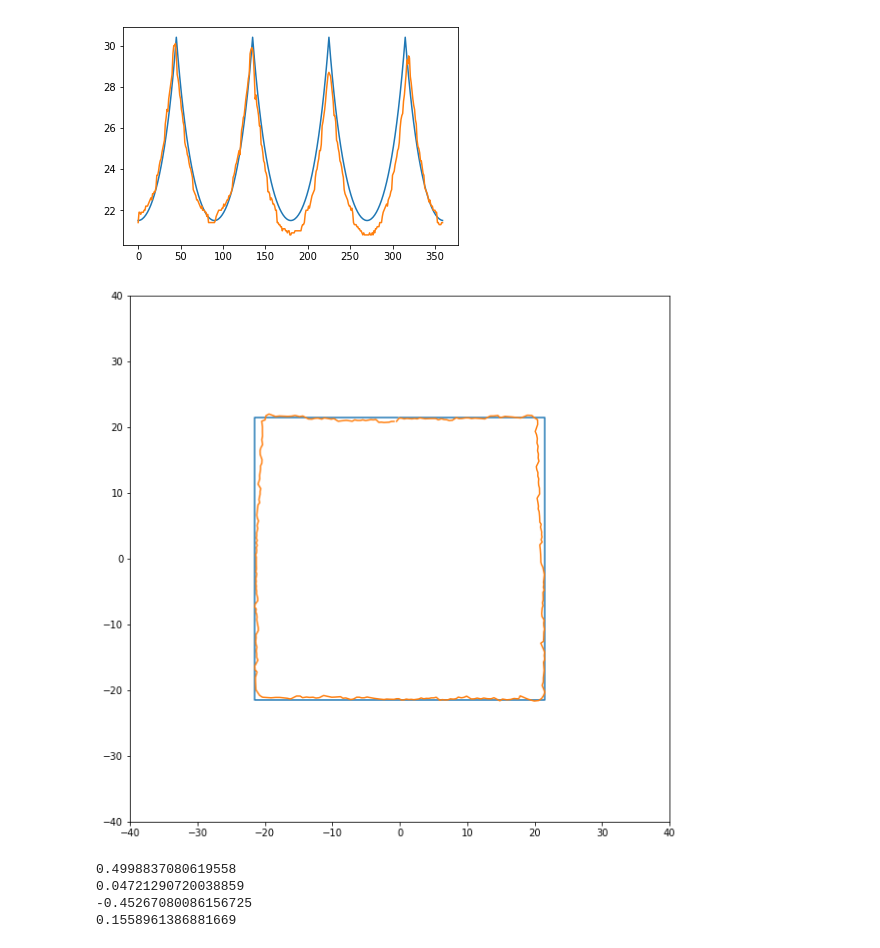
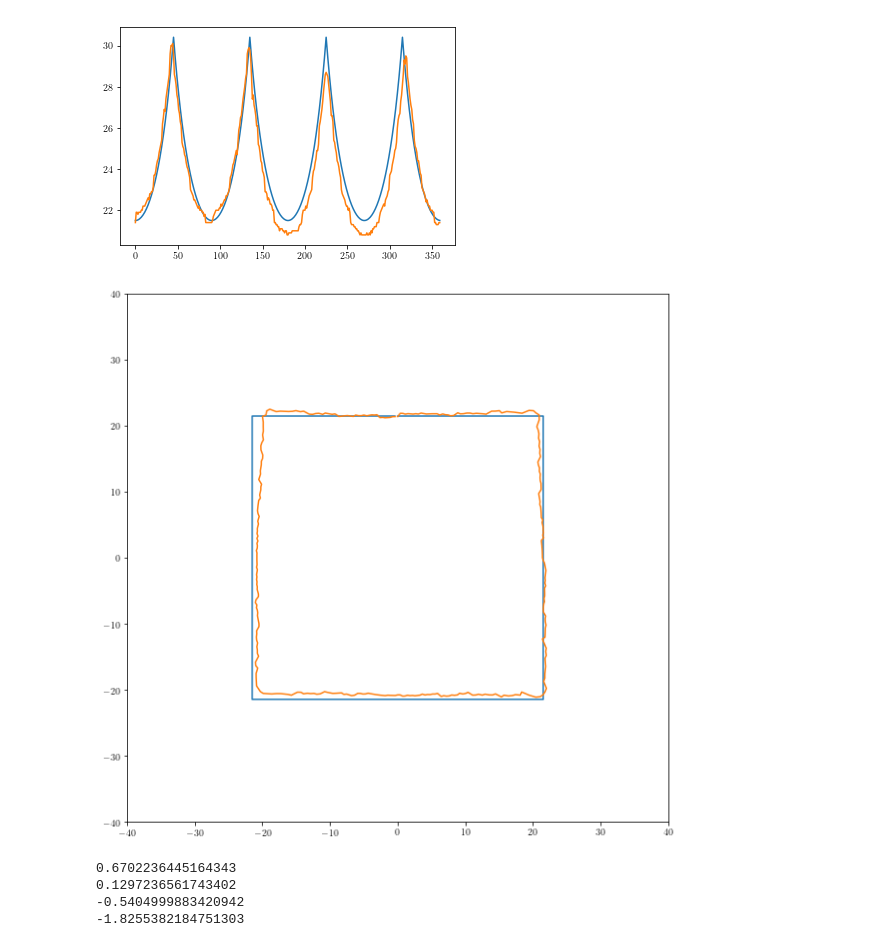
Before and after one commit to fznsakib/arduino-mapping, a Jupyter notebook: graphs/plots.ipynb, the cells around one changed output. Cells and saved outputs as stored; diff of their text form; code cells hidden in the pictures.

```diff
--- a/graphs/plots.ipynb
+++ b/graphs/plots.ipynb
@@ -3,5 +3,5 @@ import matplotlib.pyplot as plt
 import numpy as np
 # %%
 # use LaTeX fonts in the plot
-# plt.rc('text', usetex=True)
-# plt.rc('font', family='serif')
+plt.rc('text', usetex=True)
+plt.rc('font', family='serif')
@@ -43,34 +82,48 @@ def coords_to_distances(coords):
 # %%
 # real_distances = np.array([274,288,297,274,270,243,259,256,256,259,259,259,262,263,263,267,267,268,272,253,274,278,278,288,287,294,298,303,308,308,314,319,324,326,340,337,342,348,356,354,360,368,368,375,395,395,403,395,358,384,375,368,371,362,356,348,348,342,337,337,331,324,319,314,311,309,303,298,298,283,294,288,278,278,260,274,276,270,258,251,267,268,263,263,263,263,267,272,294,294,314,313,319,306,288,278,270,253,245,263,265,262,267,267,272,270,270,276,276,277,278,290,288,294,298,298,303,308,308,314,319,328,324,331,337,342,342,348,356,337,362,366,375,388,398,398,395,395,388,375,377,368,368,368,368,371,362,362,354,348,337,330,319,319,308,308,303,281,298,294,288,278,277,274,276,274,273,270,273,269,268,267,263,263,263,268,270,274,278,277,284,278,284,262,277,270,262,263,263,263,263,263,267,268,267,250,270,272,274,276,278,278,288,288,292,297,295,303,311,313,321,324,335,356,375,395,420,428,420,413,395,388,375,375,375,388,398,395,398,388,375,375,368,362,362,354,348,342,339,337,330,326,297,314,292,291,303,297,298,295,294,288,278,278,274,274,270,272,272,265,267,264,263,263,263,265,263,250,267,288,308,337,324,297,278,269,270,263,259,259,263,263,263,267,263,267,268,270,272,274,274,278,278,288,297,294,295,298,306,308,314,313,326,324,324,331,337,352,356,356,356,360,368,375,375,388,395,395,398,388,382,384,368,335,354,348,350,344,333,331,306,324,319,314,308,313,301,300,292,290,288,278,277,270,270,267,267,263,263,263,259,259,256,256,256,250,252,252,238,252])
 
 # real_distances = np.array([99,100,101,100,101,102,101,102,102,107,107,109,109,110,111,110,113,114,115,115,118,119,120,126,128,130,132,136,131,139,140,149,151,149,158,162,165,169,174,183,188,192,195,201,202,200,194,187,183,172,169,164,160,157,152,142,139,137,136,132,128,127,121,118,116,112,113,110,110,108,102,102,100,96,99,97,97,96,95,95,94,94,93,89,88,90,88,88,89,87,88,88,88,87,88,88,88,89,93,94,95,94,96,98,97,99,99,100,99,102,107,109,110,112,113,116,114,119,125,128,126,134,139,140,140,151,154,159,162,167,166,181,184,185,183,181,171,163,160,156,152,142,139,136,133,131,128,120,118,115,113,107,109,107,107,100,99,99,96,94,92,93,90,87,88,86,85,86,82,84,83,83,82,82,82,82,82,78,78,82,78,78,82,79,82,82,82,82,83,83,84,84,85,86,86,87,87,85,93,93,94,97,97,98,101,101,102,109,111,114,115,117,120,126,128,126,129,138,140,147,154,159,165,169,174,181,183,183,175,170,167,162,157,154,151,142,140,137,134,131,129,126,120,118,116,112,112,112,110,109,107,102,101,100,99,98,97,96,96,94,94,94,93,93,93,93,89,88,88,88,89,88,86,89,89,89,92,93,93,94,95,95,96,97,98,99,99,101,102,107,108,110,111,114,116,116,119,126,128,130,132,135,137,138,142,152,154,157,162,165,172,174,185,192,197,199,198,197,193,187,183,172,169,166,162,157,156,151,149,141,139,137,135,133,131,129,126,120,119,119,116,115,113,112,111,110,110,108,108,108,107,102,102,102,101,101,100,101,101,101])
 
 # real_distances = np.array([108,108,108,109,108,109,112,113,113,115,114,114,115,114,116,114,119,120,121,121,126,127,128,129,132,133,134,136,137,143,145,148,150,152,154,157,165,167,170,175,177,180,190,194,197,197,197,186,190,182,178,176,171,165,164,163,155,152,150,147,146,143,142,136,134,133,131,129,128,124,126,121,120,120,118,118,117,116,114,115,114,113,114,111,108,109,109,109,108,109,109,109,106,108,109,109,109,113,113,114,113,115,116,116,117,118,117,120,120,121,127,127,129,132,132,129,135,137,143,145,147,148,151,153,156,163,166,169,173,176,179,189,194,189,198,197,196,192,182,181,170,173,169,165,163,156,155,153,150,148,147,143,133,139,134,133,134,130,129,129,125,126,120,119,119,119,118,117,116,116,115,114,115,114,113,114,113,113,113,113,112,113,113,113,113,114,114,114,115,116,116,116,117,114,119,116,121,120,121,126,128,129,130,132,133,134,136,142,143,145,148,148,152,154,156,162,166,170,171,176,180,182,192,192,197,199,197,192,189,179,176,170,170,166,164,155,154,152,148,147,146,143,137,135,133,132,130,129,128,128,126,121,120,119,119,118,118,117,116,116,114,114,114,113,109,109,113,109,109,109,109,109,113,109,113,110,112,113,113,114,114,115,116,113,118,118,119,120,121,126,128,128,129,131,133,134,136,142,144,145,148,148,152,155,157,165,165,170,173,177,181,189,193,197,197,197,194,188,181,177,173,170,168,164,156,155,152,151,148,146,144,142,136,135,132,131,130,124,128,126,121,121,120,120,117,117,117,116,116,115,116,114,115,113,112,113,113,111,113,113])
 
 # real_distances = np.array([134,134,135,135,135,136,136,136,136,136,137,137,142,143,139,145,145,146,147,148,150,151,152,153,154,156,157,164,165,166,169,171,175,176,178,181,189,190,196,197,203,205,208,212,216,223,228,228,226,223,214,210,206,203,199,196,192,190,182,179,177,175,166,170,169,166,163,163,156,153,153,152,150,150,148,147,145,145,144,143,142,142,137,136,133,136,136,137,152,153,164,156,151,150,148,148,144,136,136,136,136,136,137,137,137,143,143,145,140,146,146,148,150,152,155,155,156,163,164,166,169,170,173,178,178,181,191,185,196,197,203,205,208,212,216,225,227,230,228,224,217,212,206,205,201,198,194,192,182,180,178,176,175,171,169,166,160,163,157,156,154,152,152,150,148,148,147,146,145,145,144,143,142,142,142,137,137,137,136,136,136,133,136,136,136,137,136,136,139,137,142,142,143,145,144,146,146,147,148,149,151,152,152,152,155,156,157,163,165,168,169,171,173,176,180,181,189,192,194,197,201,203,208,210,214,226,230,230,231,228,223,216,210,206,203,201,197,194,182,182,179,178,174,174,164,168,166,166,163,157,155,155,152,151,150,148,148,147,146,145,143,144,137,137,136,136,136,135,135,134,129,134,134,134,134,134,134,135,137,136,133,136,136,137,137,142,143,144,144,146,147,147,148,149,150,147,153,155,156,157,164,165,170,169,173,175,180,180,182,190,194,196,202,205,206,210,206,223,223,216,213,210,207,203,199,195,194,189,180,178,171,173,170,171,166,164,157,156,155,153,151,151,148,148,145,144,143,142,137,133,136,136,135,134,133,133,133,133,132,133])
 
 # real_distances = np.array([154,163,163,151,152,143,135,135,135,136,136,136,142,144,142,144,145,144,145,146,149,150,151,152,154,155,163,166,166,170,166,173,176,179,180,169,190,193,197,173,194,207,214,209,227,231,225,225,212,203,195,203,198,196,194,189,182,178,176,175,168,164,166,164,163,155,154,152,152,150,148,147,146,145,144,142,137,137,135,135,134,133,133,133,132,132,132,131,131,132,131,132,133,132,133,133,133,133,133,134,134,137,136,138,142,142,143,144,145,144,148,150,147,152,152,154,157,162,165,168,170,172,174,178,177,178,189,191,197,197,204,206,208,216,224,181,230,229,196,210,197,204,200,196,192,190,182,178,179,176,169,153,168,165,164,156,155,155,154,152,152,148,147,148,145,144,143,140,142,137,136,133,134,130,133,133,130,133,134,132,132,132,128,133,132,132,133,133,128,133,134,135,135,135,136,134,137,137,137,136,147,147,148,148,150,145,152,155,155,163,167,169,164,172,175,177,181,182,155,187,196,200,168,188,212,216,171,227,226,218,214,204,181,203,199,195,179,190,185,179,177,176,171,168,170,166,159,156,159,150,144,151,146,150,148,147,149,147,145,143,144,143,139,142,142,142,137,136,136,138,134,135,134,136,136,136,136,137,142,142,143,138,143,144,144,146,147,150,148,150,150,152,152,153,156,157,164,166,167,170,168,173,173,177,178,180,168,196,194,194,200,205,202,210,216,226,218,203,232,234,225,223,212,210,206,202,201,197,155,177,176,183,180,174,174,164,170,168,163,164,163,155,155,154,152,151,148,148,148,145,144,145,140,144,144,143,143,144,146,147])
 
 # real_distances = np.array([147,151,155,155,153,148,137,135,135,135,136,136,138,137,142,143,144,144,145,146,147,148,150,151,149,154,155,163,165,166,169,170,173,176,179,181,189,190,194,199,201,205,208,212,216,228,226,224,216,203,208,205,201,199,196,192,182,181,178,175,173,170,169,167,158,157,155,153,152,152,150,148,148,146,145,143,143,137,136,136,136,135,135,133,131,133,133,133,133,133,133,133,133,130,133,134,134,134,134,135,136,136,137,136,142,142,142,144,145,146,147,148,151,152,152,154,155,156,164,167,168,168,171,176,178,179,181,188,193,196,199,203,208,210,214,223,225,228,227,216,212,208,199,201,197,193,190,174,179,177,176,173,170,168,163,164,157,156,154,152,151,150,148,149,146,145,144,143,142,142,136,136,136,134,133,133,133,133,133,133,131,133,133,133,133,134,133,132,133,133,133,131,134,136,136,136,136,137,137,143,146,146,147,148,148,150,151,152,154,157,163,164,168,169,172,175,177,179,182,190,192,196,199,203,197,210,210,224,226,222,218,212,208,204,200,197,196,192,189,181,174,177,173,171,169,166,166,164,157,155,152,153,151,150,148,144,146,146,144,143,143,142,142,137,136,136,136,136,135,135,133,134,134,135,134,135,135,135,136,136,136,136,139,142,143,143,144,145,145,147,148,148,150,151,152,153,155,156,157,164,169,167,165,171,173,176,178,181,189,183,194,196,200,205,206,210,214,225,228,230,219,218,224,216,210,207,205,201,189,194,192,189,179,178,176,173,171,170,168,166,164,157,157,155,153,152,151,148,149,148,146,146,146,144,144,143,143,144,143,143])
 
 # real_distances = np.array([129,129,129,130,129,134,134,134,134,135,135,136,136,137,137,138,139,141,141,138,142,144,144,146,152,153,154,156,159,159,162,164,167,169,176,178,180,185,189,192,196,200,208,214,216,216,213,212,201,202,194,191,186,184,180,176,170,167,167,159,162,159,156,155,154,146,145,144,143,142,141,139,139,137,136,136,136,134,129,129,129,129,128,128,126,129,136,141,137,139,143,146,145,144,138,129,125,127,128,129,129,129,134,135,136,136,137,139,139,141,142,142,144,145,146,152,154,155,157,158,161,163,166,168,169,181,179,185,187,191,194,198,209,213,216,208,214,201,202,198,192,190,187,182,178,176,169,167,164,164,161,158,151,155,153,148,145,144,143,141,141,139,139,137,137,134,135,134,130,130,129,125,128,128,127,127,127,127,127,127,127,127,127,127,128,128,128,128,128,129,130,130,134,135,136,136,133,138,139,141,141,143,144,146,146,152,154,156,159,159,162,163,166,168,176,177,182,185,187,191,189,198,210,211,214,211,209,202,196,194,189,185,182,179,176,163,165,165,162,159,157,156,153,146,146,145,143,142,141,139,139,139,137,134,135,134,135,128,130,125,128,128,127,127,127,126,127,125,126,128,126,127,127,127,129,128,128,128,128,129,129,130,130,134,136,135,137,138,139,139,141,142,143,144,146,152,153,155,157,158,161,164,166,167,176,179,179,184,188,190,194,198,204,212,216,217,208,212,201,198,197,194,188,185,182,179,176,169,167,165,162,159,159,156,155,153,151,148,145,144,143,142,141,141,139,139,138,136,135,136,135,135,134,130,130,130,130,129,129,129])
 
 # real_distances = np.array([127,128,127,128,128,128,128,128,128,129,128,133,134,134,135,137,137,137,138,139,140,142,142,143,144,144,146,153,153,155,157,158,162,164,166,168,175,177,182,183,185,190,193,198,196,209,213,216,215,213,209,197,196,190,187,184,182,174,175,168,166,164,161,160,157,155,154,152,145,141,143,142,141,141,138,137,137,137,136,135,134,134,133,131,129,127,128,128,127,128,128,128,127,128,128,127,128,127,128,128,133,134,134,135,136,136,137,137,138,138,138,141,141,141,142,143,144,145,152,154,156,158,161,162,164,166,168,175,176,180,181,185,189,192,196,199,209,208,214,214,211,201,197,194,191,188,184,181,178,175,170,165,164,160,159,157,155,154,151,145,143,143,142,141,141,139,138,137,137,135,135,134,134,133,129,128,128,128,128,128,126,127,128,127,128,127,127,127,127,127,128,127,129,129,129,129,133,134,134,135,135,136,137,138,140,140,141,142,144,146,150,153,154,157,158,160,163,165,168,170,176,180,183,186,191,194,199,201,211,214,211,208,200,195,191,189,184,181,179,175,167,164,162,160,159,155,154,152,152,145,145,142,141,139,140,138,137,136,136,135,131,133,128,129,128,128,128,127,127,126,127,127,126,126,127,127,126,126,126,127,127,127,127,127,126,127,128,128,129,133,134,135,136,136,137,138,138,140,140,142,143,144,145,151,152,155,155,158,162,163,165,168,168,176,181,183,186,192,194,200,209,210,211,209,202,196,192,188,183,183,179,177,169,167,164,162,160,158,156,153,150,146,144,142,141,140,139,138,137,135,134,133,129,128,128,128,126,127,127,127])
 
 real_distances = np.array([128,129,129,129,134,134,133,134,134,134,135,135,137,137,137,138,139,140,141,140,143,143,144,144,146,152,152,154,157,159,160,163,165,167,169,177,180,184,183,189,192,195,198,201,211,215,215,216,211,201,199,196,191,189,184,182,178,176,168,166,165,162,161,158,156,155,153,151,145,144,143,142,140,140,139,138,137,136,137,135,135,135,134,134,132,133,129,129,129,129,129,129,129,129,130,132,133,134,135,135,135,135,136,136,138,137,138,139,140,140,142,142,143,144,146,151,152,154,157,158,160,162,164,162,168,174,176,180,181,185,189,192,195,199,201,211,213,214,213,209,200,189,191,186,184,181,176,176,167,166,163,159,158,154,153,151,144,144,143,140,141,140,138,138,137,135,135,129,129,128,128,127,127,125,126,126,126,125,125,124,125,125,123,123,124,124,124,124,125,125,125,125,125,125,125,125,127,128,128,129,133,135,135,135,137,136,138,140,142,143,144,145,151,154,155,158,160,164,164,167,176,178,181,184,188,193,197,201,202,201,200,196,192,188,181,181,178,169,168,165,163,159,158,156,153,151,145,143,142,141,140,138,137,137,135,136,134,129,128,128,128,127,127,126,126,125,125,124,123,124,123,123,123,123,123,123,124,123,123,124,123,125,124,126,126,127,127,127,129,129,129,132,134,135,136,137,138,137,140,141,142,144,145,152,153,154,157,159,161,164,165,168,175,179,181,182,188,191,196,201,208,206,210,209,200,197,193,189,186,184,179,177,169,166,165,163,159,159,156,153,152,146,145,144,143,141,139,140,138,137,137,135,135,135,134,134,129,129,128,128])
 
+# real_distances = np.array([132,134,136,136,136,136,137,138,134,138,137,138,135,137,138,141,140,140,140,143,143,144,144,144,147,150,147,150,150,150,153,153,155,155,159,161,164,163,166,169,170,170,178,183,181,180,180,178,172,174,169,165,163,161,163,158,159,155,156,154,152,152,151,150,150,148,145,143,143,143,145,141,140,140,139,138,137,136,137,135,132,133,133,130,130,129,128,129,129,130,130,130,129,129,131,127,130,132,130,131,133,134,135,134,136,136,138,138,137,140,141,142,143,145,142,146,145,151,149,149,151,153,158,155,155,158,164,162,169,166,168,167,170,174,172,178,181,174,176,172,172,169,167,165,166,167,159,155,158,157,158,156,150,150,149,148,145,140,143,144,142,136,140,139,134,136,135,135,133,133,131,130,130,129,127,129,129,128,129,129,124,127,128,128,128,128,129,127,125,128,129,129,129,131,131,132,135,135,135,136,138,139,140,141,142,142,145,146,146,148,151,152,152,154,157,160,160,160,161,165,164,170,172,171,174,174,174,181,181,176,176,170,173,167,169,162,162,165,160,157,160,154,154,153,149,151,148,146,145,143,143,143,142,139,138,138,137,138,135,133,134,131,131,131,130,132,133,143,144,146,145,145,146,143,139,133,135,130,129,127,128,129,130,130,133,132,132,135,137,139,139,138,140,142,143,144,145,146,147,149,152,153,154,155,156,156,160,160,165,164,172,167,170,167,174,178,182,181,182,189,181,178,175,177,174,171,168,166,169,165,168,160,159,165,157,157,156,155,154,150,150,150,151,146,148,141,146,142,144,144,143,142,140,141,140,139,138,137,138,139])
+
+# real_distances = np.array([139,139,139,140,139,131,138,133,139,141,140,138,143,142,143,143,144,145,146,144,146,149,148,150,152,151,147,149,155,160,156,154,157,151,151,155,156,148,154,153,151,151,150,150,152,149,158,157,153,149,154,150,152,152,159,151,155,156,149,149,151,154,149,160,152,153,150,149,148,148,147,148,138,140,143,142,140,139,139,137,138,135,136,134,134,134,131,131,132,132,134,132,133,130,133,134,132,134,134,135,135,136,129,138,135,138,139,140,140,142,143,144,146,147,150,150,149,154,151,153,152,163,151,158,154,151,153,152,154,151,155,169,152,149,153,151,153,156,161,151,166,153,157,151,155,156,155,151,170,157,154,158,155,149,152,151,148,148,147,146,144,143,141,141,139,138,137,135,135,134,134,132,134,132,131,130,131,132,130,133,130,128,128,130,129,130,127,131,126,129,128,132,131,133,131,134,135,133,136,137,140,142,141,141,144,147,146,149,141,151,151,152,149,154,159,153,151,155,149,160,155,155,159,155,151,170,157,154,155,159,157,168,159,151,156,155,151,152,154,155,151,153,152,151,146,151,151,151,150,146,144,145,147,143,139,140,139,137,136,135,135,133,134,134,133,135,137,138,153,151,150,155,156,155,152,141,133,135,132,133,133,133,133,133,134,133,137,136,138,140,140,141,140,142,145,145,146,145,150,151,152,153,152,156,152,154,165,157,155,161,158,156,167,162,161,153,152,152,159,155,160,155,161,160,151,155,159,167,161,154,157,160,153,161,158,155,154,164,153,151,153,152,152,147,148,148,148,148,147,145,144,145,145,141,140,140,140,141,140,135])
+
+# real_distances = np.array([143,144,136,142,143,142,145,144,145,143,145,147,146,148,143,150,151,148,151,155,154,154,159,161,164,165,164,168,167,169,168,164,175,172,168,167,171,167,170,170,175,170,170,166,167,175,170,184,169,171,174,169,170,170,169,174,169,172,167,171,170,171,168,169,166,166,164,166,162,159,162,163,156,157,157,157,155,155,154,153,152,153,151,150,149,150,148,148,145,146,150,147,148,149,151,150,150,152,150,145,151,152,151,153,154,154,153,154,159,160,160,166,161,164,167,167,167,169,167,178,166,168,168,168,170,177,171,173,174,173,171,168,172,175,171,173,168,169,171,176,173,168,184,175,183,173,166,167,166,172,166,170,170,167,176,168,162,167,168,167,167,162,163,160,159,158,158,156,156,154,155,152,149,154,149,148,152,152,151,152,152,151,144,153,151,151,151,153,152,151,154,148,151,157,158,157,156,157,161,161,163,165,164,165,169,157,169,177,172,174,170,172,165,168,174,169,172,167,168,175,175,173,167,170,173,173,175,174,169,172,172,170,178,180,174,177,170,168,183,170,170,169,169,164,158,157,162,157,159,159,154,155,153,145,152,150,145,147,146,145,143,144,143,143,143,143,147,155,157,164,165,169,175,169,170,162,146,145,143,135,136,134,136,143,143,145,146,148,148,147,147,148,151,152,154,158,161,161,164,165,167,167,168,168,176,176,171,179,169,173,176,175,167,181,172,182,185,174,171,172,172,171,176,177,171,170,178,169,175,171,169,177,178,172,173,170,167,168,164,161,162,160,162,152,157,154,154,153,152,152,150,149,148,149,145,147,148,146,149,146])
+
+# real_distances = np.array([133,134,128,132,134,131,136,134,136,136,134,137,136,138,139,140,142,141,144,145,146,147,150,150,152,150,151,150,158,152,156,163,151,153,153,152,153,156,152,154,157,155,153,153,154,166,157,151,154,156,157,151,151,153,152,153,155,154,157,152,157,157,160,152,156,151,154,149,150,147,148,142,142,145,139,141,140,140,137,140,137,139,136,134,130,135,133,128,132,132,127,133,132,133,128,132,134,134,134,135,136,138,137,137,139,140,140,141,141,143,143,143,145,150,149,151,144,156,154,159,152,152,158,157,153,158,156,154,156,156,155,153,157,152,156,159,163,153,168,159,154,168,159,151,151,162,155,155,158,158,155,160,161,157,154,153,152,153,148,145,143,144,142,143,140,141,139,139,138,133,137,137,133,134,133,133,133,132,134,133,133,128,132,133,133,133,131,131,131,132,134,134,135,136,135,138,139,140,140,138,142,142,145,147,141,148,150,148,154,153,156,156,151,156,153,154,162,154,155,157,155,155,153,154,160,157,156,159,158,154,160,157,156,159,163,162,157,153,156,157,153,157,156,155,153,151,151,148,146,145,143,140,140,139,138,138,135,133,134,133,132,134,133,131,132,131,133,139,153,153,153,153,148,150,146,141,135,132,130,130,123,131,131,131,130,133,132,134,135,135,138,138,139,138,143,143,145,146,140,146,152,153,154,155,155,155,153,154,155,155,156,158,158,158,159,155,157,156,155,158,161,157,158,156,153,157,157,155,162,155,157,158,159,157,160,158,160,153,156,155,150,152,151,150,141,147,145,145,143,143,139,137,141,141,140,140,140,132,137,136])
+
+# real_distances = np.array([413,392,402,415,391,338,280,250,241,235,229,236,232,240,237,240,236,239,247,241,237,248,242,259,243,266,266,254,274,278,283,288,296,295,307,309,318,314,319,324,326,284,315,329,346,345,289,344,316,328,325,322,281,313,286,307,297,289,288,290,281,283,278,280,271,268,270,259,261,256,252,250,247,251,240,244,245,243,234,241,241,235,237,238,236,237,232,239,245,248,262,246,240,236,234,239,235,235,233,239,238,237,242,238,237,243,241,247,246,252,247,258,252,262,265,263,267,275,274,279,281,287,287,288,286,297,301,306,211,302,317,321,321,325,206,324,348,344,336,316,326,323,316,313,318,310,229,303,303,298,292,291,289,277,267,275,244,270,266,258,257,258,257,249,248,250,246,242,244,231,239,237,238,236,237,234,236,236,238,239,238,237,242,257,249,239,236,237,240,235,234,236,238,241,242,235,231,227,245,244,247,244,249,251,257,260,260,265,269,267,271,279,282,272,282,289,296,303,273,306,312,317,321,315,327,320,338,344,339,328,242,324,243,317,314,308,225,280,290,288,287,288,290,278,263,272,269,265,265,242,259,251,251,252,248,245,243,241,240,238,231,233,233,230,220,234,235,227,236,237,244,247,250,243,243,241,235,231,232,234,232,232,233,235,235,238,238,238,241,241,244,246,235,248,250,250,260,262,266,222,269,266,272,251,282,263,291,291,292,297,306,310,279,316,319,316,349,342,345,275,314,321,317,321,325,314,317,307,300,363,294,309,296,287,292,278,275,269,264,263,262,263,257,256,249,260,247,243,243,244,241,233,242,239,238,238,238,238,244,250])
+
+# real_distances = np.array([206,210,202,204,201,204,210,209,213,211,205,206,211,208,204,207,203,214,212,205,205,207,207,205,204,206,204,206,204,207,209,215,207,213,216,216,208,211,215,211,206,204,210,209,208,206,211,209,211,208,207,214,207,208,210,204,207,208,207,214,209,209,226,212,206,213,206,206,207,208,212,204,203,217,210,207,206,211,213,206,208,207,205,206,213,206,209,207,207,212,217,208,211,208,209,208,207,207,207,210,203,211,207,204,210,217,206,209,207,216,209,206,212,209,210,212,208,205,206,205,209,213,203,208,204,208,206,203,208,213,206,214,209,209,210,205,213,210,208,205,206,206,208,207,214,207,208,213,215,206,207,207,212,210,214,209,208,209,212,227,209,206,211,209,214,209,215,210,208,221,213,218,215,215,209,206,207,215,211,215,209,208,209,211,208,208,213,215,210,208,206,229,219,210,207,213,213,206,226,209,212,210,220,211,209,210,212,210,217,215,209,208,209,211,214,213,205,208,207,209,207,216,208,211,207,208,209,211,209,210,213,207,205,209,208,208,210,211,210,210,209,210,208,210,212,212,209,207,208,213,211,214,208,210,207,207,206,210,208,204,208,206,213,207,208,213,209,204,209,219,209,211,222,215,212,207,221,212,208,210,208,207,207,208,210,207,208,206,211,216,208,213,211,208,222,207,208,211,210,209,217,207,210,213,212,209,210,209,214,207,206,207,212,208,209,214,211,216,214,211,214,209,210,211,211,208,212,210,218,208,206,212,211,208,213,205,219,209,219,214,211,207,208,205,210,211,211,208,211,234,214,205,211,216,209,210,210,207,210,208])
+
+# real_distances = np.array([144,150,153,152,151,144,138,133,128,127,128,128,129,130,131,132,134,132,135,136,136,136,139,139,142,143,144,146,150,151,154,155,160,163,165,168,172,175,180,180,186,189,192,195,197,204,209,207,204,198,194,189,186,181,183,177,177,168,166,164,162,156,159,153,152,151,146,144,144,142,141,139,136,136,137,136,134,134,133,133,131,129,129,127,128,128,128,127,128,127,127,127,127,127,129,129,128,130,129,130,130,133,133,134,134,135,134,137,137,140,140,141,143,143,143,146,150,152,154,155,160,162,165,167,169,175,174,180,185,187,191,194,194,201,210,214,209,212,210,205,199,193,190,186,185,181,179,176,174,164,167,165,163,161,156,154,153,152,150,149,144,145,145,143,142,141,140,139,138,138,137,136,136,134,134,134,133,133,132,132,132,133,133,133,130,133,133,133,134,133,134,133,135,136,136,137,138,137,139,140,141,143,144,144,147,150,152,153,153,156,161,163,163,167,172,175,180,181,185,188,191,188,199,204,207,209,208,207,199,197,193,188,185,181,178,176,174,168,167,164,162,157,155,152,151,149,145,146,144,140,141,140,137,138,137,136,134,133,134,130,130,130,129,130,129,129,129,129,127,128,128,127,127,127,127,128,128,128,129,129,129,129,130,132,133,135,137,137,137,138,138,140,140,142,142,145,147,150,150,153,156,160,161,165,168,171,175,178,181,184,188,185,195,198,206,210,207,204,201,196,189,188,184,179,178,174,169,167,164,158,156,154,151,150,147,144,142,141,140,137,137,135,134,134,130,128,128,125,124,124,124,123,120,122,121,122,122,122,128,130])
+
 real_distances = np.roll(real_distances, -3)
 real_distances = real_distances/10 + 8.5
-real_coords = distances_to_coords(real_distances, (-0.5,-0.5))
+real_coords = distances_to_coords(real_distances, (0,0))
 
 ideal_distances = ideal_box_distances(21.5)
 ideal_coords = distances_to_coords(ideal_distances, (0,0))
 
 plot_distances(ideal_distances, real_distances)
 scatter_points(ideal_coords, real_coords)
 # %% [output]
-[figure, old version]
+[figure, new version]
-[figure, old version]
+[figure, new version]
 # %%
 def calc_sum_of_abs_diff(ideal_distances, real_distances):
     return np.sum(np.absolute(ideal_distances - real_distances)) / len(ideal_distances)
@@ -90,7 +143,7 @@ print(calc_sum_of_over_diff(ideal_distances, coords_to_distances(real_coords)))
 print(calc_sum_of_under_diff(ideal_distances, coords_to_distances(real_coords)))
 print(calc_corner_weighted_sum_of_diff(ideal_distances, coords_to_distances(real_coords)))
 # %% [output]
-0.4998837080619558
-0.04721290720038859
--0.45267080086156725
-0.1558961386881669
+0.6702236445164343
+0.1297236561743402
+-0.5404999883420942
+-1.8255382184751303
```
Also changed, not shown: parts of 3 cells of this notebook.
